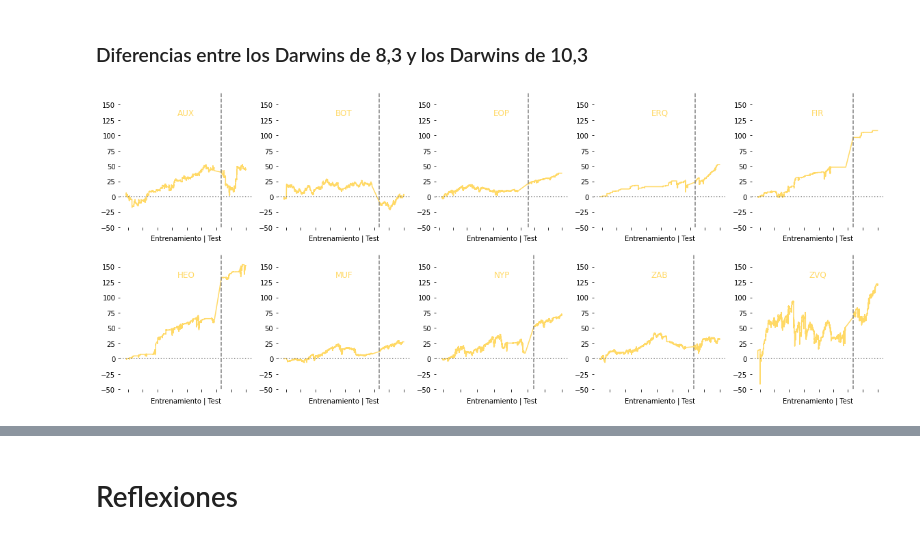
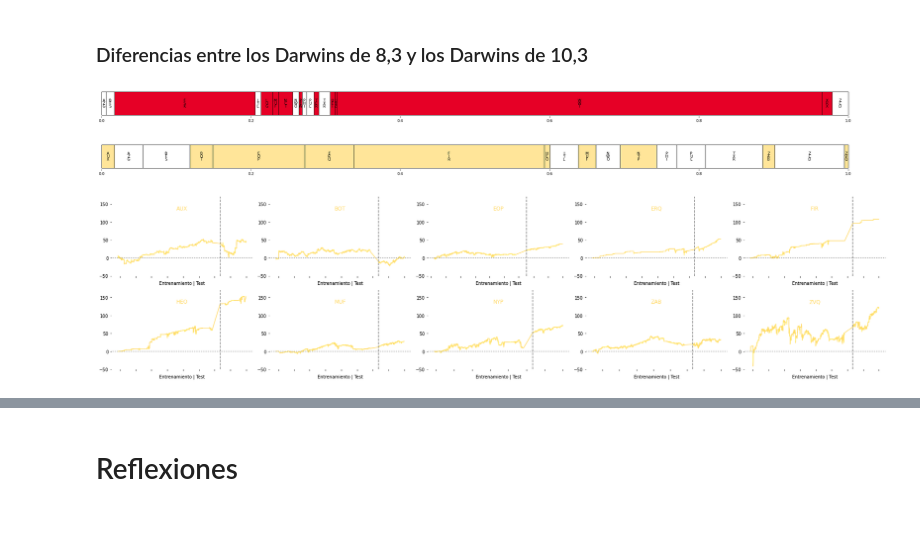
Before and after one commit to AlisonDavey/fastpages, a Jupyter notebook: _notebooks/2021-05-08-RetoSeriesTemporales.ipynb, the cells around one changed output, grey strips where cells are left out. Cells and saved outputs as stored; diff of their text form; code cells hidden in the pictures.

```diff
--- a/_notebooks/2021-05-08-RetoSeriesTemporales.ipynb
+++ b/_notebooks/2021-05-08-RetoSeriesTemporales.ipynb
@@ -289,7 +289,8 @@ def create_hourly(fn, darwin):
   df1=df.groupby(['date','hour']).agg({'quote': ['min','max','var','count','first','last']}).fillna(0)
   df1.columns=df1.columns.droplevel()
   df1['darwin']=darwin
-  return df1
+dars=['AUX', 'AZG', 'BFS', 'BOT', 'EOP', 'ERQ', 'FIR', 'HEO', 'JTL', 'MUF', 'NWO', 'NYP', 'PHI', 'PUL', 'TXR', 'ZAB', 'ZCD', 'ZVQ']
+wts=[0.0173,0.0379,0.0629,0.0309,0.1232,0.0654,0.2552,0.0076,0.0378,0.0235,0.0329,0.0487,0.0272,0.0383,0.0762,0.0165,0.0930,0.0055]  return df1
 # %% [markdown]
 Importa los datos
 # %%
@@ -667,10 +672,79 @@ plot_dars(to_matlab)
 [figure]
 # %% [markdown]
 ### Diferencias entre los Darwins de 8,3 y los Darwins de 10,3
+# %%
+#833
+dars=['AZG','BFS','FSK','JTL','LUG','MUF','NCT','NWO','PEW','PHI','PUL','TER','TXR','UEI','UYZ','WWT','XRX','ZCD']
+wts=[0.0061,0.0109,0.1885,0.0079,0.0157,0.0077,0.019,0.0084,0.0046,0.0056,0.0099000000000001,0.0064,0.0153,0.0062,0.0026,0.65,0.0134,0.0218]
+
+labels = dars
+w='#FFFFFF'
+r='#E60026'
+colors = [w,w,r,w,r,r,r,w,r,w,w,r,w,r,r,r,r,w]
+
+
+left = np.array(0.)
+patch_handles = []
+
+fig, ax = plt.subplots(1, 1, figsize=(30, 1.5))
+
+for i, w, l in zip(range(len(dars)),wts, labels):
+    patch_handles.append(ax.barh(0, w, align='center', left=left,
+        color=colors[i], edgecolor='black'))
+    left += w
+
+    patch = patch_handles[-1][0]
+    bl = patch.get_xy()
+    x = 0.5*patch.get_width() + bl[0]
+    y = 0.5*patch.get_height() + bl[1]
+    ax.text(x, y+.1, s=l[0], ha='center',va='center')
+    ax.text( x, y, s=l[1], ha='center',va='center')
+    ax.text( x, y-.1, s=l[2], ha='center',va='center')
+plt.yticks([])
+ax.set_frame_on(False)
+plt.tight_layout()
+plt.savefig('winning_entry.png', dpi=300)
+plt.show()
+# %% [output]
+[figure, added]
+# %%
+#1030
+dars=['AUX', 'AZG', 'BFS', 'BOT', 'EOP', 'ERQ', 'FIR', 'HEO', 'JTL', 'MUF', 'NWO', 'NYP', 'PHI', 'PUL', 'TXR', 'ZAB', 'ZCD', 'ZVQ']
+wts=[0.0173,0.0379,0.0629,0.0309,0.1232,0.0654,0.2552,0.0076,0.0378,0.0235,0.0329,0.0487,0.0272,0.0383,0.0762,0.0165,0.0930,0.0055]
+
+labels = dars
+w='#FFFFFF'
+y='#FFE599'
+colors =[y,w,w,y,y,y,y,y,w,y,w,y,w,w,w,y,w,y]
+
+left = np.array(0.)
+patch_handles = []
+
+fig, ax = plt.subplots(1, 1, figsize=(30, 1.5))
+
+for i, w, l in zip(range(len(dars)),wts, labels):
+    patch_handles.append(ax.barh(0, w, align='center', left=left,
+        color=colors[i], edgecolor='black'))
+    left += w
+
+    patch = patch_handles[-1][0]
+    bl = patch.get_xy()
+    x = 0.5*patch.get_width() + bl[0]
+    y = 0.5*patch.get_height() + bl[1]
+    ax.text(x, y+.1, s=l[0], ha='center',va='center')
+    ax.text( x, y, s=l[1], ha='center',va='center')
+    ax.text( x, y-.1, s=l[2], ha='center',va='center')
+plt.yticks([])
+ax.set_frame_on(False)
+plt.tight_layout()
+plt.savefig('better_entry.png', dpi=300)
+plt.show()
+# %% [output]
+[figure, added]
 # %%
 def plot_train_and_test_dars(dars, color='black'):
   rows, cols=2, int(.5+len(dars)/2)
-  fig, ax = plt.subplots(nrows = rows, ncols = cols, figsize=(20, 8))
+  fig, ax = plt.subplots(nrows = rows, ncols = cols, figsize=(25, 6))
   for i in range(rows):
     for j in range(cols):
       darwin=dars[cols*i+j]
@@ -687,10 +761,11 @@ def plot_train_and_test_dars(dars, color='black'):
 # %%
 # nuevos por 10,3
 dars=['AUX','BOT','EOP','ERQ','FIR','HEO','MUF','NYP','ZAB','ZVQ']
 plot_train_and_test_dars(dars,color='#ffd966')
-plt.savefig('train_test.png')
+plt.tight_layout()
+plt.savefig('train_test.png', dpi=600)
 # %% [output]
-[figure, old version]
+[figure, new version]
 # %%
 # en 8,3 pero no en 10,3
 dars=['FSK','LUG','MUF','NCT','PEW','TER','UEI','UYZ','WWT','XRX']
```
Also changed, not shown: parts of 3 cells of this notebook.
